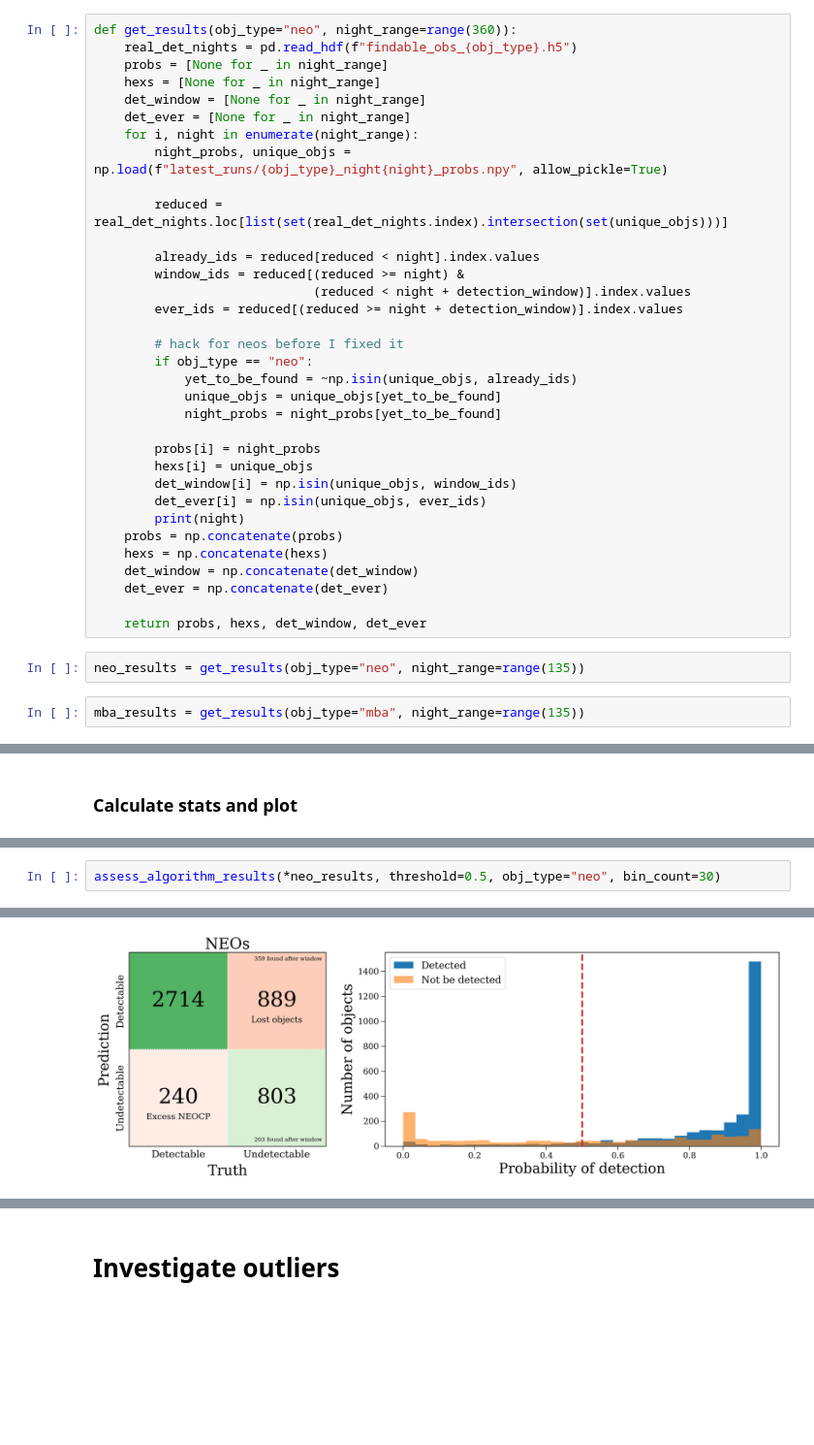
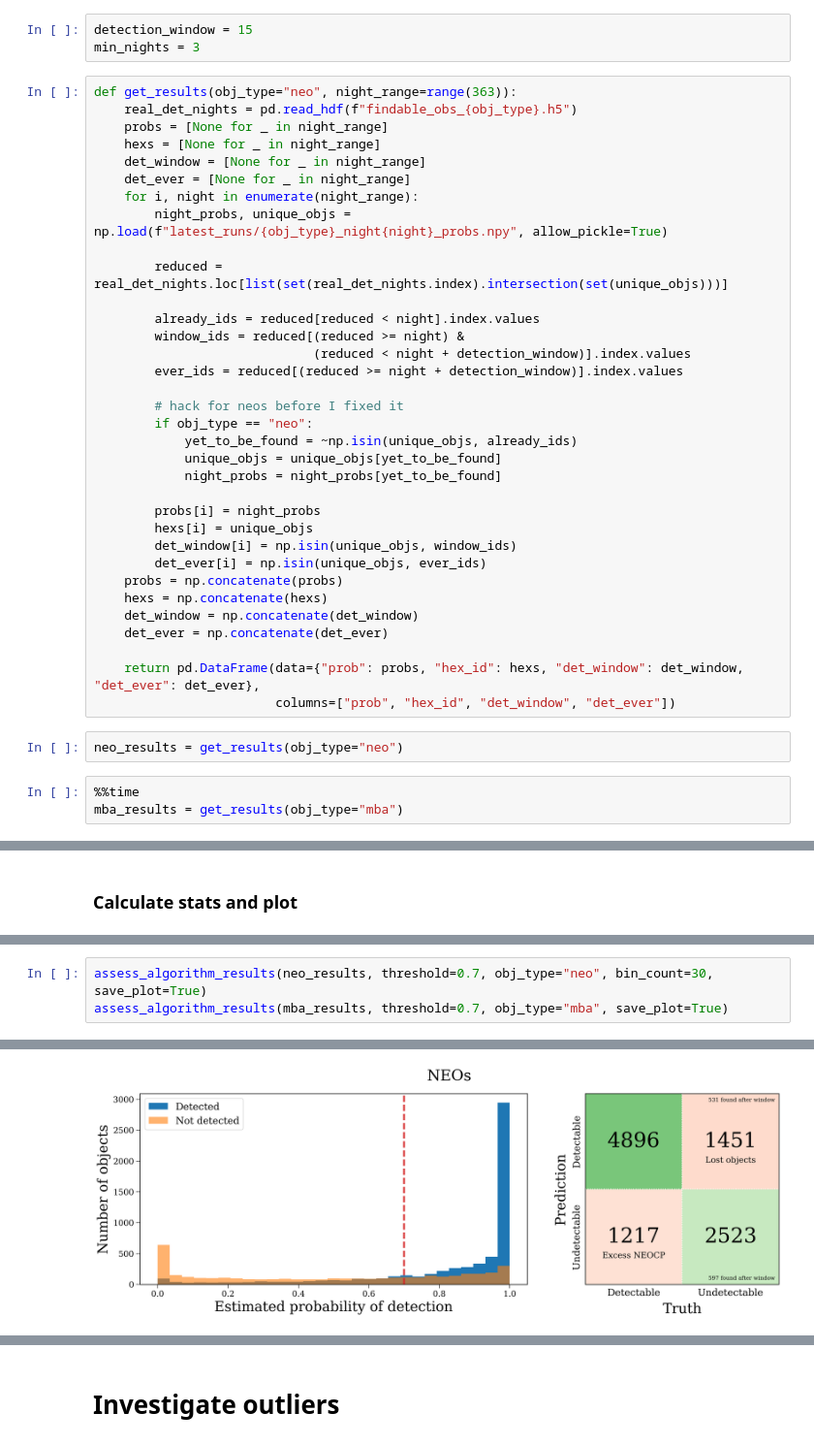
Before and after one commit to dirac-institute/hybrid_sso_catalogue, a Jupyter notebook: lsst_detection_probability/Predict misses.ipynb, the cells around one changed output, grey strips where cells are left out. Shown at 97% size. Saved outputs shown, nothing was run; the diff lists cells and outputs as text; blank space fills up the shorter version.

```diff
--- a/lsst_detection_probability/Predict misses.ipynb
+++ b/lsst_detection_probability/Predict misses.ipynb
@@ -42,8 +42,11 @@ plt.rcParams.update(params)
 # Assess Algorithm Accuracy
 # %% [markdown]
 ### Get data
+# %%
+detection_window = 15
+min_nights = 3
 # %%
-def get_results(obj_type="neo", night_range=range(360)):
+def get_results(obj_type="neo", night_range=range(363)):
     real_det_nights = pd.read_hdf(f"findable_obs_{obj_type}.h5")
     probs = [None for _ in night_range]
     hexs = [None for _ in night_range]
@@ -69,15 +72,16 @@ def get_results(obj_type="neo", night_range=range(360)):
         hexs[i] = unique_objs
         det_window[i] = np.isin(unique_objs, window_ids)
         det_ever[i] = np.isin(unique_objs, ever_ids)
-        print(night)
     probs = np.concatenate(probs)
     hexs = np.concatenate(hexs)
     det_window = np.concatenate(det_window)
     det_ever = np.concatenate(det_ever)
 
-    return probs, hexs, det_window, det_ever
+    return pd.DataFrame(data={"prob": probs, "hex_id": hexs, "det_window": det_window, "det_ever": det_ever},
+                        columns=["prob", "hex_id", "det_window", "det_ever"])
 # %%
-neo_results = get_results(obj_type="neo", night_range=range(135))
+neo_results = get_results(obj_type="neo")
 # %%
-mba_results = get_results(obj_type="mba", night_range=range(135))
+%%time
+mba_results = get_results(obj_type="mba")
 # %% [output]
@@ -233,3 +223,4 @@ plt.plot(bins[:-1] + (bins[1:] - bins[:-1]) / 2, neo_h / mba_h)
 # %%
-assess_algorithm_results(*neo_results, threshold=0.5, obj_type="neo", bin_count=30)
+assess_algorithm_results(neo_results, threshold=0.7, obj_type="neo", bin_count=30, save_plot=True)
+assess_algorithm_results(mba_results, threshold=0.7, obj_type="mba", save_plot=True)
 # %% [output]
@@ -244 +235 @@ Overall success rate: 75.70%
-[figure, old version]
+[figure, new version]
```
Also changed, not shown: parts of 47 cells of this notebook, 16 other files.
